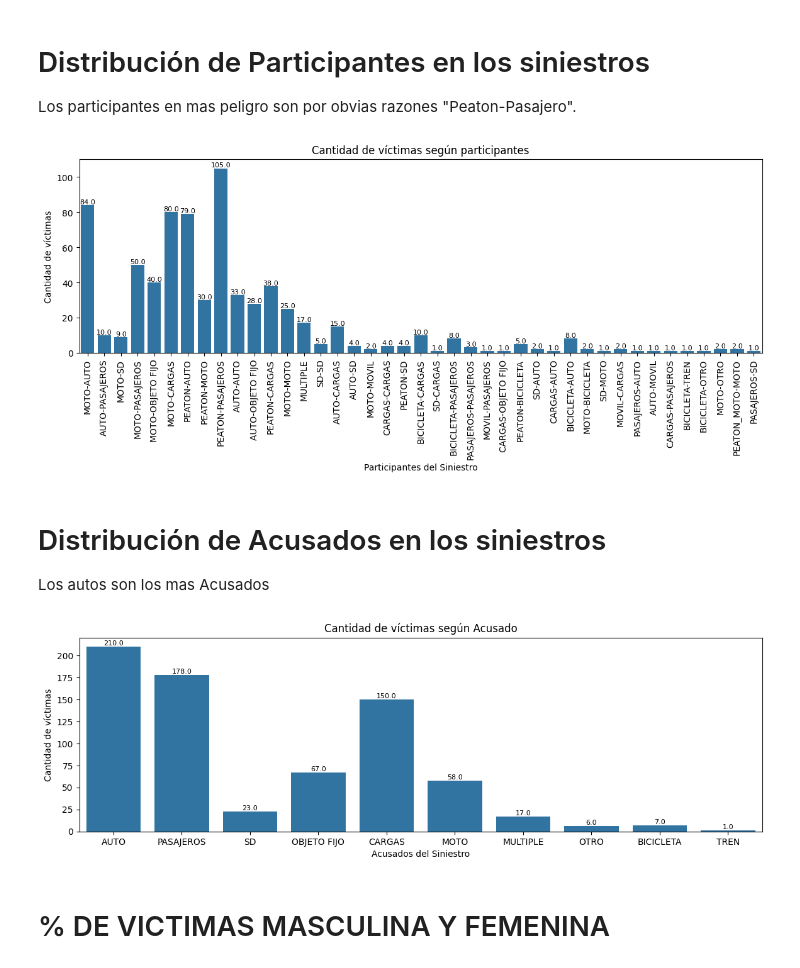
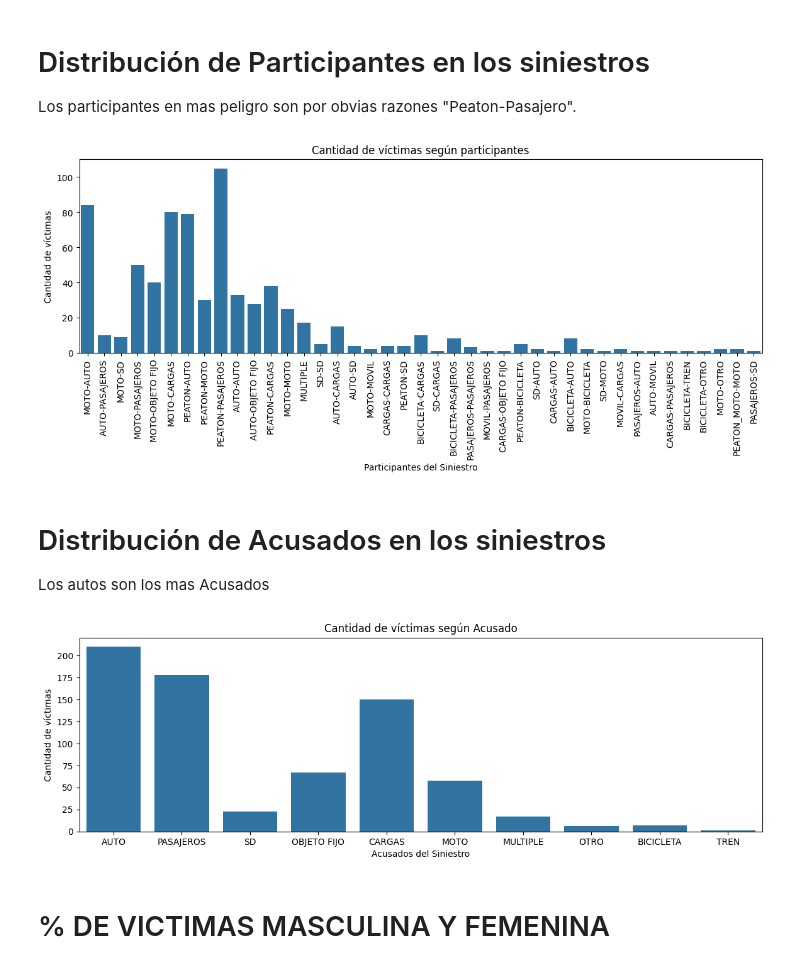
Before and after one commit to AgneseNahuel/PIDA, a Jupyter notebook: EDA.ipynb, the cells around one changed output. Saved outputs shown, nothing was run; the diff lists cells and outputs as text; code cells hidden in the pictures.

```diff
--- a/EDA.ipynb
+++ b/EDA.ipynb
@@ -231,24 +219,21 @@ Los participantes en mas peligro son por obvias razones "Peaton-Pasajero".
 # %%
 #Se crea el gráfico de barras
 plt.figure(figsize=(14, 4))
 
 ax=sns.countplot(df, x="Participantes")
 
-# Agrega el número de víctimas en las barras
-for p in ax.patches:
-    ax.annotate(f"{p.get_height()}", (p.get_x() + p.get_width() / 2., p.get_height()), ha="center", va="bottom", fontsize=8)
 
 #Se ubican los titulos de las barras en 90 grados
 plt.xticks(rotation=90)
 
 #Se titulan los ejes
 plt.xlabel("Participantes del Siniestro")
 plt.ylabel("Cantidad de víctimas")
 plt.title("Cantidad de víctimas según participantes")
 
 plt.show()
 # %% [output]
-[figure, old version]
+[figure, new version]
 # %% [markdown]
 # Distribución de Acusados en los siniestros
 
@@ -258,11 +243,6 @@ Los autos son los mas Acusados
 plt.figure(figsize=(14, 4))
 
 ax=sns.countplot(df, x="Acusado")
-
-# Agrega el número de víctimas en las barras
-for p in ax.patches:
-    ax.annotate(f"{p.get_height()}", (p.get_x() + p.get_width() / 2., p.get_height()), ha="center", va="bottom", fontsize=8)
-
 
 #Se titulan los ejes
 plt.xlabel("Acusados del Siniestro")
@@ -271,7 +251,7 @@ plt.title("Cantidad de víctimas según Acusado")
 
 plt.show()
 # %% [output]
-[figure, old version]
+[figure, new version]
 # %% [markdown]
 # % DE VICTIMAS MASCULINA Y FEMENINA
 # %%
```
Also changed, not shown: parts of 2 cells of this notebook, 2 other files.
